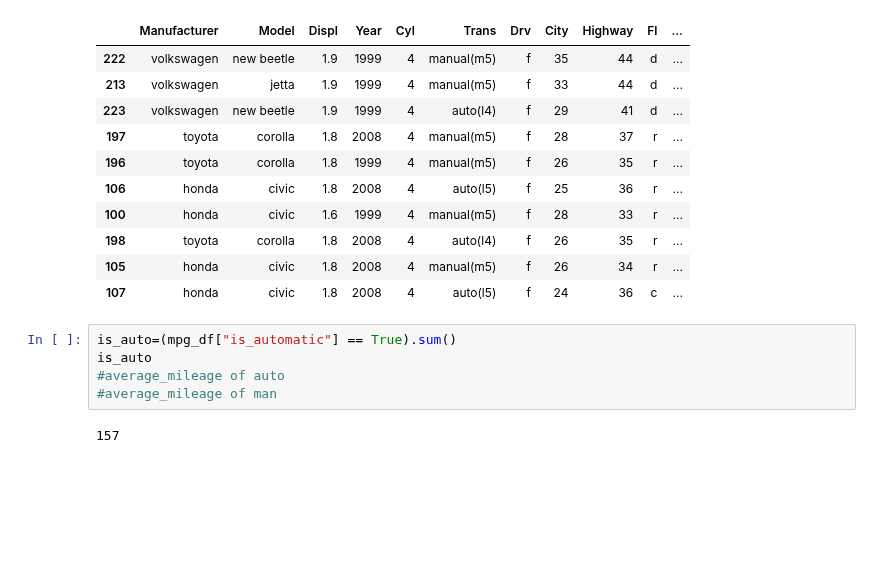
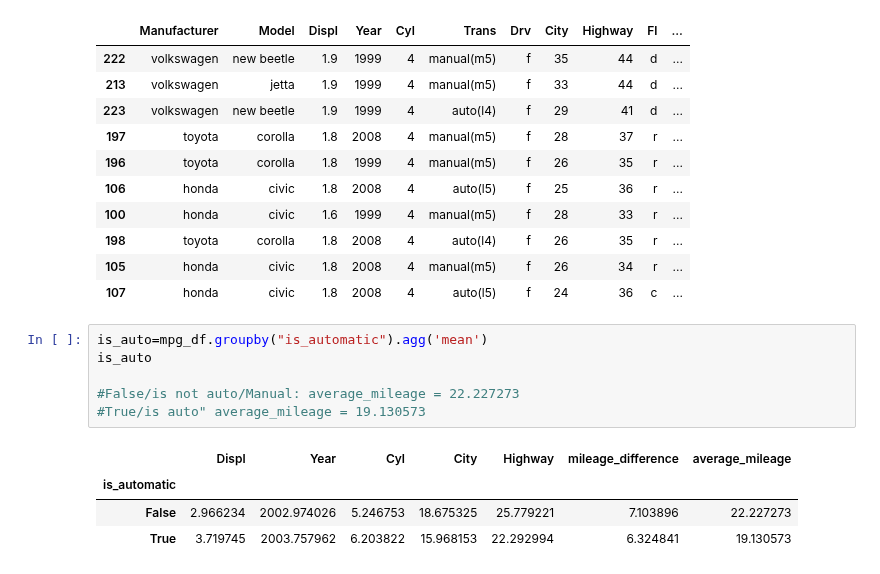
Before and after one commit to natasharivers/numpy-pandas-visualization-exercises, a Jupyter notebook: advanced_dataframes.ipynb, the cells around one changed output. Cells and saved outputs as stored; diff of their text form; blank space fills up the shorter version.

```diff
--- a/advanced_dataframes.ipynb
+++ b/advanced_dataframes.ipynb
@@ -449,10 +449,14 @@ mpg_df.sort_values(['average_mileage'], ascending =(False)).head(10)
 | 198 | toyota | corolla | 1.8 | 2008 | 4 | auto(l4) | f | 26 | 35 | r | ... |
 | 105 | honda | civic | 1.8 | 2008 | 4 | manual(m5) | f | 26 | 34 | r | ... |
 | 107 | honda | civic | 1.8 | 2008 | 4 | auto(l5) | f | 24 | 36 | c | ... |
-# %%
-is_auto=(mpg_df["is_automatic"] == True).sum()
-is_auto
-#average_mileage of auto
-#average_mileage of man
-# %% [output]
-157
+# %%
+is_auto=mpg_df.groupby("is_automatic").agg('mean')
+is_auto
+
+#False/is not auto/Manual: average_mileage = 22.227273
+#True/is auto" average_mileage = 19.130573
+# %% [output]
+|  | Displ | Year | Cyl | City | Highway | mileage_difference | average_mileage |
+| is_automatic |  |  |  |  |  |  |  |
+| False | 2.966234 | 2002.974026 | 5.246753 | 18.675325 | 25.779221 | 7.103896 | 22.227273 |
+| True | 3.719745 | 2003.757962 | 6.203822 | 15.968153 | 22.292994 | 6.324841 | 19.130573 |
```
